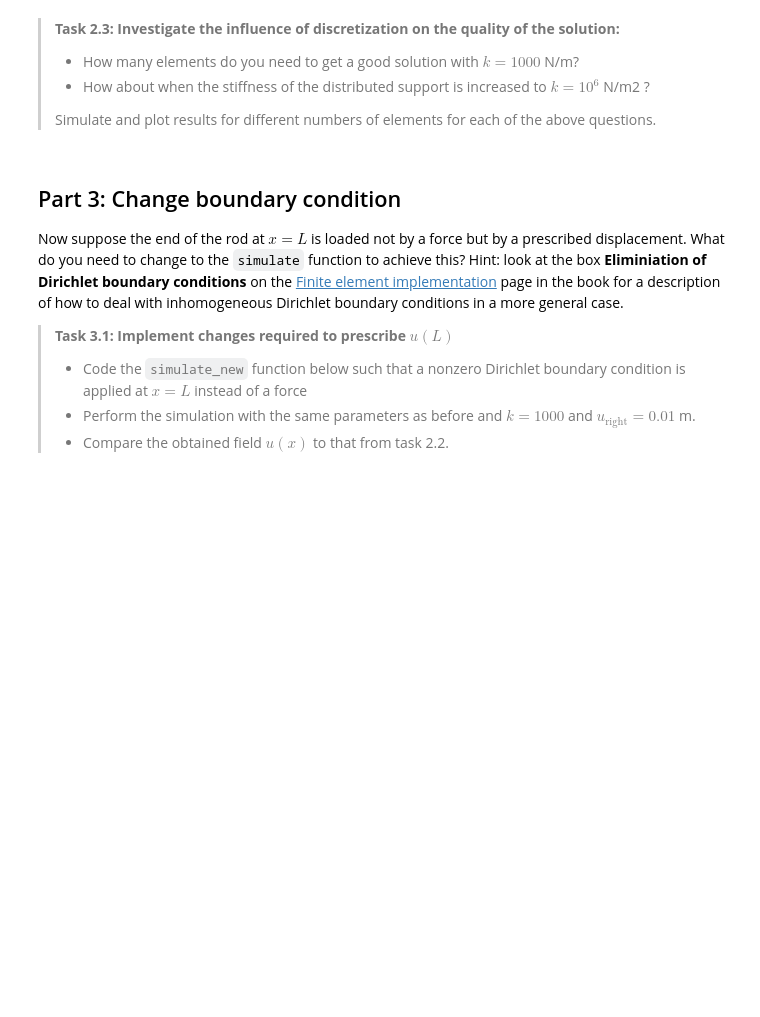
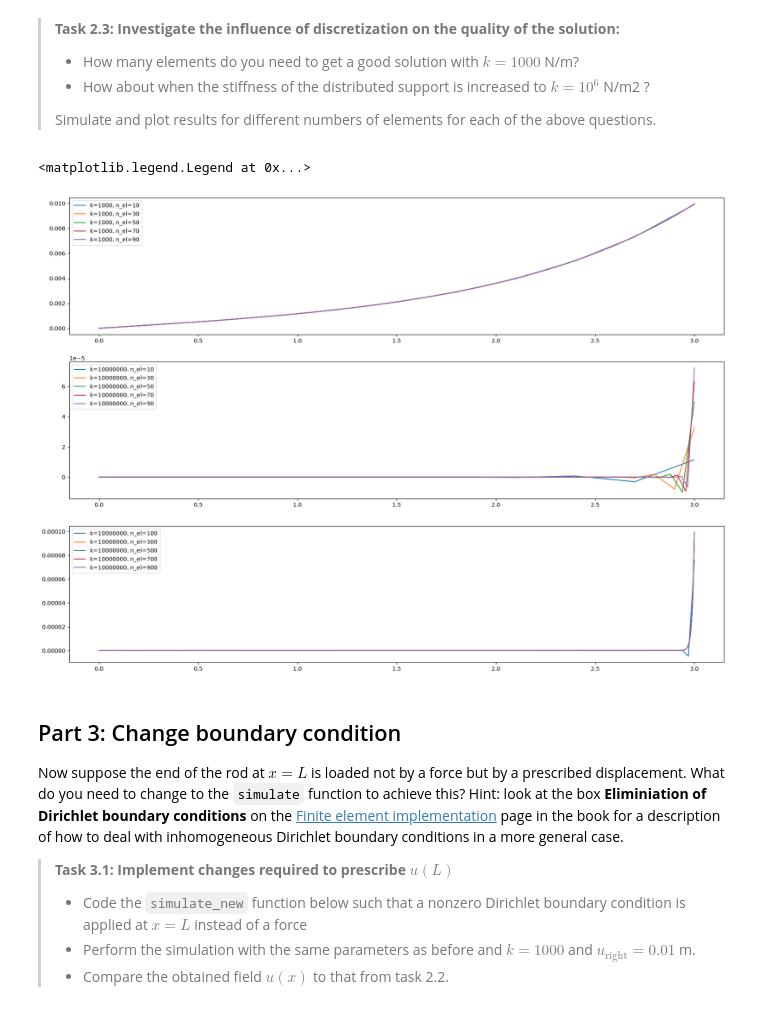
Before and after one commit to Thijs12-maxter/Q2week123, a Jupyter notebook: all_files_WS_2_2/WS_2_2.ipynb, the cells around one changed output. Drawn from its saved outputs; the diff is of its cells as text; code cells hidden in the pictures; blank space fills up the shorter version.

```diff
--- a/all_files_WS_2_2/WS_2_2.ipynb
+++ b/all_files_WS_2_2/WS_2_2.ipynb
@@ -79,6 +290,32 @@ import matplotlib.pyplot as plt
 > Simulate and plot results for different numbers of elements for each of the above questions.
 # %%
 ### YOUR_CODE_HERE ###
+k1 = 1000
+k2 = 10 * 10 ** 6
+elran = np.arange(10, 100, 20)
+
+plt.figure(figsize=(21, 15))
+plt.subplot(3,1,1)
+for i in range(len(elran)):
+    x, u = simulate(elran[i], k=k1)
+    plt.plot(x,u, label=f'k={k1}, n_el={elran[i]}')
+plt.legend()
+
+plt.subplot(3,1,2)
+for i in range(len(elran)):
+    x, u = simulate(elran[i], k=k2)
+    plt.plot(x,u, label=f'k={k2}, n_el={elran[i]}')
+plt.legend()
+
+elran2 = np.arange(100, 1000, 200)
+plt.subplot(3,1,3)
+for i in range(len(elran2)):
+    x, u = simulate(elran2[i], k=k2)
+    plt.plot(x,u, label=f'k={k2}, n_el={elran2[i]}')
+plt.legend()
+# %% [output]
+<matplotlib.legend.Legend at 0x...>
+[figure, added]
 # %% [markdown]
 ## Part 3: Change boundary condition
 
```
Also changed, not shown: parts of 6 cells of this notebook.
